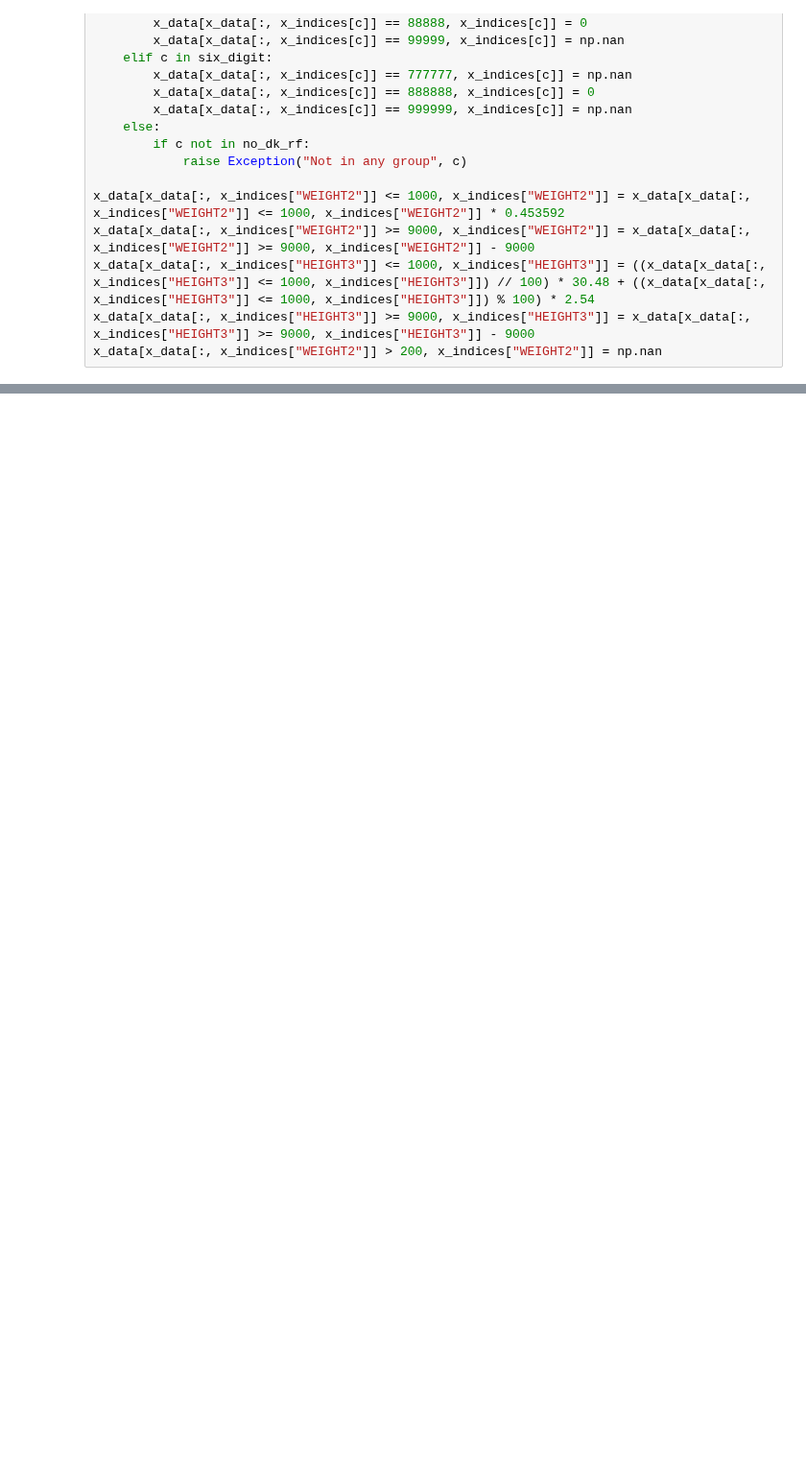
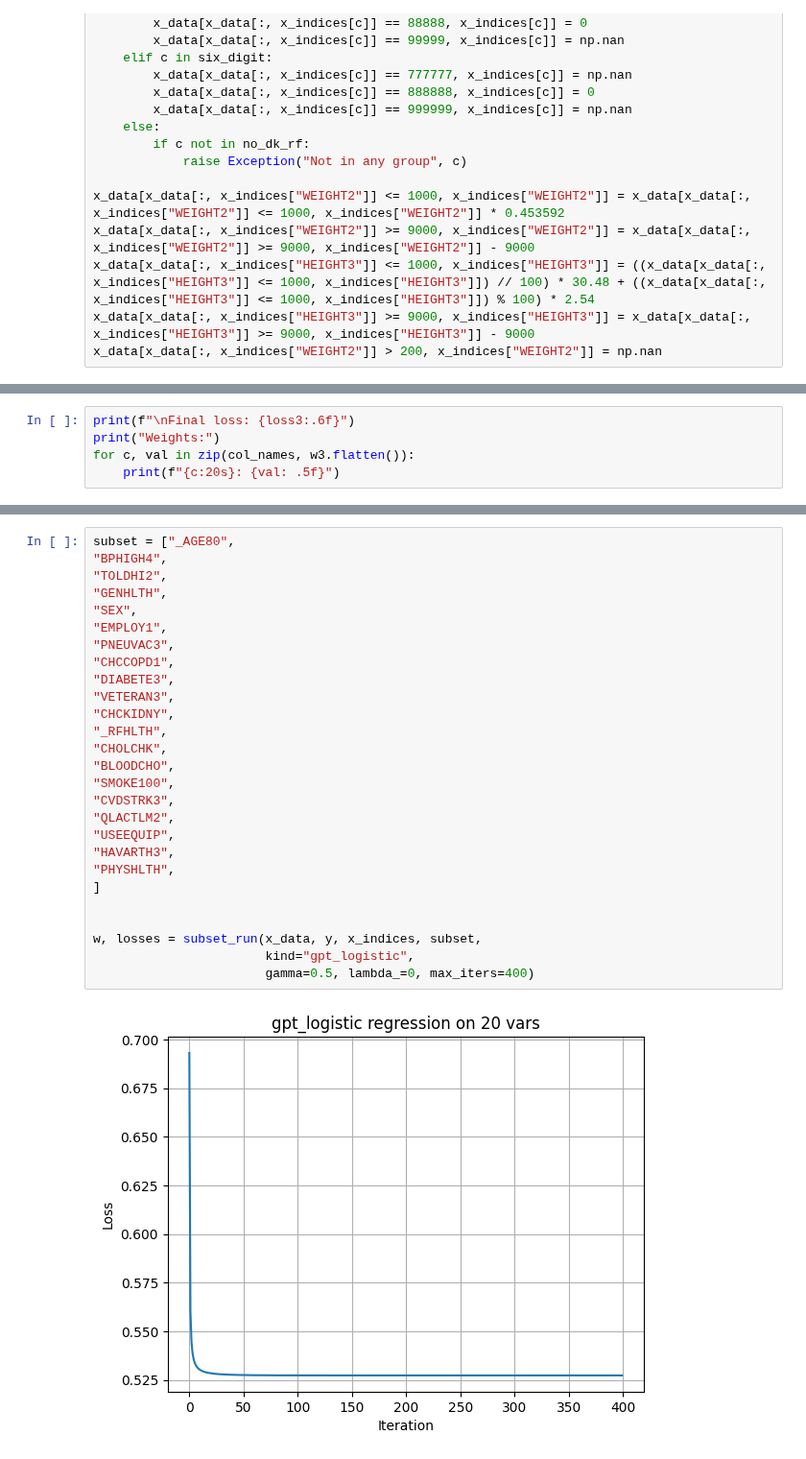
Before and after one commit to EPFLHenrik/medical-ml-prediction, a Jupyter notebook: workflow/log_regression/logistic_regression.ipynb, the cells around one changed output, grey strips where cells are left out. Shown at 96% size. Drawn from its saved outputs; the diff is of its cells as text; blank space fills up the shorter version.

```diff
--- a/workflow/log_regression/logistic_regression.ipynb
+++ b/workflow/log_regression/logistic_regression.ipynb
@@ -400,0 +526,5 @@ print(w)
+# %%
+print(f"\nFinal loss: {loss3:.6f}")
+print("Weights:")
+for c, val in zip(col_names, w3.flatten()):
+    print(f"{c:20s}: {val: .5f}")
@@ -400,0 +581,29 @@ print(w)
+# %%
+subset = ["_AGE80",
+"BPHIGH4",
+"TOLDHI2",
+"GENHLTH",
+"SEX",
+"EMPLOY1",
+"PNEUVAC3",
+"CHCCOPD1",
+"DIABETE3",
+"VETERAN3",
+"CHCKIDNY",
+"_RFHLTH",
+"CHOLCHK",
+"BLOODCHO",
+"SMOKE100",
+"CVDSTRK3",
+"QLACTLM2",
+"USEEQUIP",
+"HAVARTH3",
+"PHYSHLTH",
+]
+
+
+w, losses = subset_run(x_data, y, x_indices, subset,
+                       kind="gpt_logistic",
+                       gamma=0.5, lambda_=0, max_iters=400)
+# %% [output]
+[figure, added]
```
Also changed, not shown: parts of 13 cells of this notebook, 1 other file.
